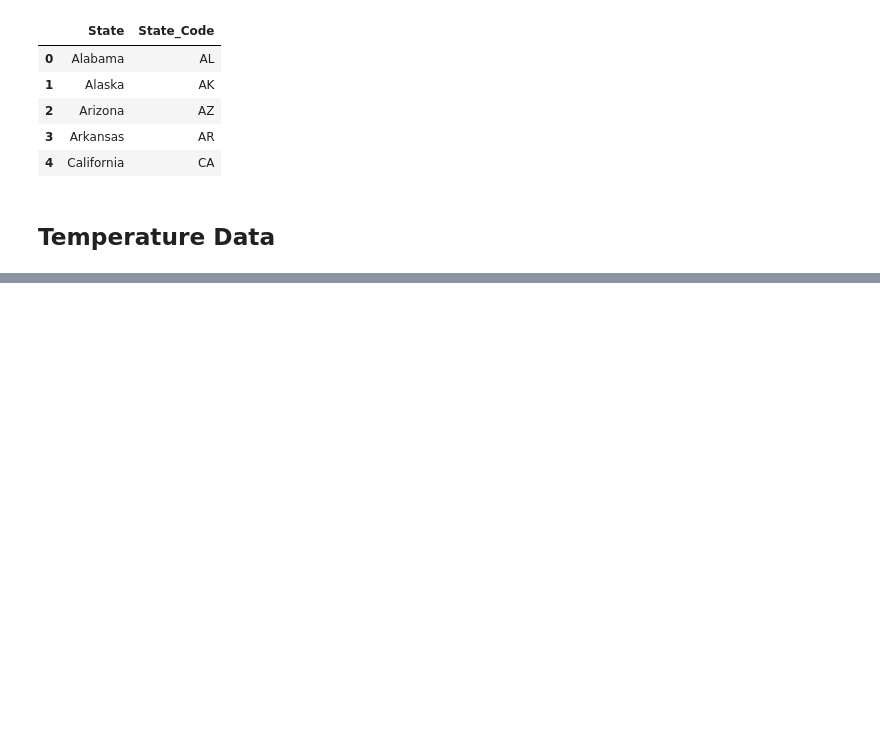
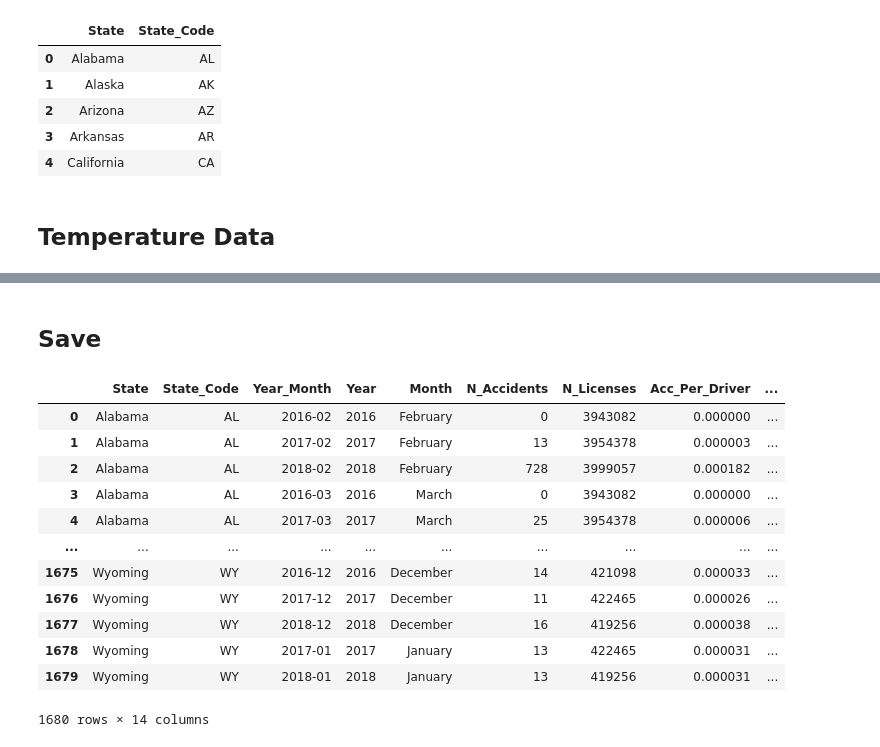
Before and after one commit to maxvangalen/WT-Data, a Jupyter notebook: weather_per_month_state.ipynb, the cells around one changed output, grey strips where cells are left out. Drawn from its saved outputs; the diff is of its cells as text; code cells hidden in the pictures; blank space fills up the shorter version.

```diff
--- a/weather_per_month_state.ipynb
+++ b/weather_per_month_state.ipynb
@@ -188,2 +193,30 @@ print(final_df['Year_Month'].nunique())
+# %%
+url = "https://www.latlong.net/category/states-236-14.html"
+html = requests.get(url).content
+state_coords = pd.read_html(html)[0]
+# %%
+state_coords.columns = ['State', 'Lat', 'Lng']
+# %%
+state_coords['State'] = state_coords['State'].map(lambda x:x.split(',')[0])
+# %%
+final_df = final_df.merge(state_coords, on=['State'])
+# %% [markdown]
+## Save
 # %%
 final_df.to_csv('DATA/per_month_per_driver.csv', index=False)
+# %%
+final_df
+# %% [output]
+|  | State | State_Code | Year_Month | Year | Month | N_Accidents | N_Licenses | Acc_Per_Driver | ... |
+| 0 | Alabama | AL | 2016-02 | 2016 | February | 0 | 3943082 | 0.000000 | ... |
+| 1 | Alabama | AL | 2017-02 | 2017 | February | 13 | 3954378 | 0.000003 | ... |
+| 2 | Alabama | AL | 2018-02 | 2018 | February | 728 | 3999057 | 0.000182 | ... |
+| 3 | Alabama | AL | 2016-03 | 2016 | March | 0 | 3943082 | 0.000000 | ... |
+| 4 | Alabama | AL | 2017-03 | 2017 | March | 25 | 3954378 | 0.000006 | ... |
+| ... | ... | ... | ... | ... | ... | ... | ... | ... | ... |
+| 1675 | Wyoming | WY | 2016-12 | 2016 | December | 14 | 421098 | 0.000033 | ... |
+| 1676 | Wyoming | WY | 2017-12 | 2017 | December | 11 | 422465 | 0.000026 | ... |
+| 1677 | Wyoming | WY | 2018-12 | 2018 | December | 16 | 419256 | 0.000038 | ... |
+| 1678 | Wyoming | WY | 2017-01 | 2017 | January | 13 | 422465 | 0.000031 | ... |
+| 1679 | Wyoming | WY | 2018-01 | 2018 | January | 13 | 419256 | 0.000031 | ... |
+1680 rows × 14 columns
```
Also changed, not shown: parts of 8 cells of this notebook, 2 other files.
